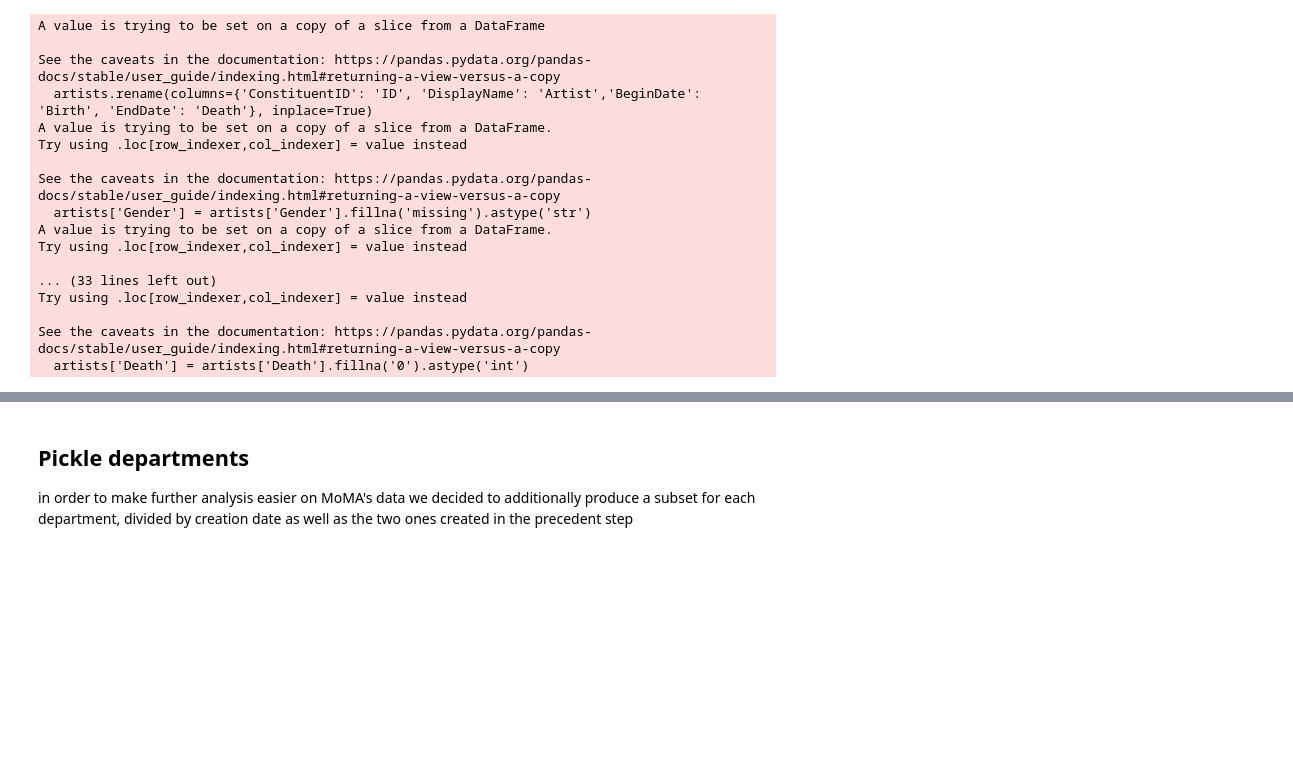
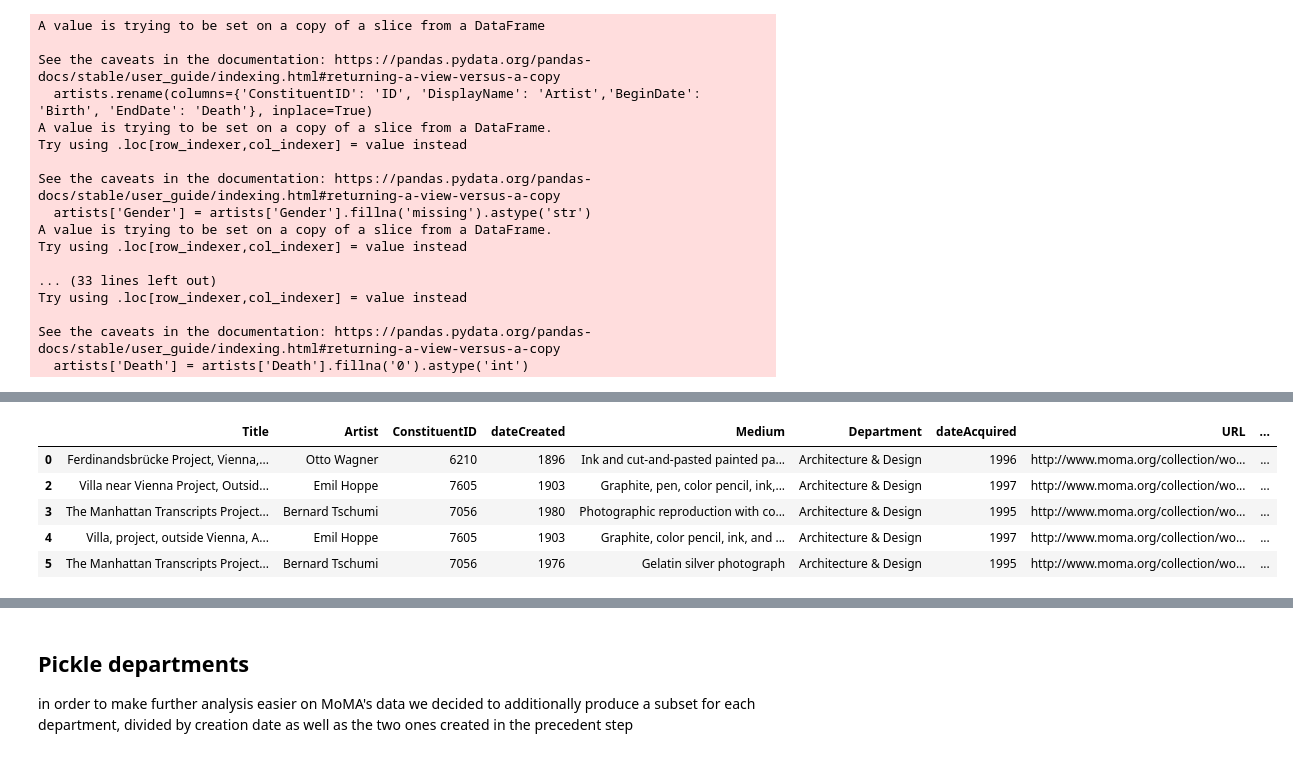
Before and after one commit to laurentfintoni/Net-Art-Rev, a Jupyter notebook: FINAL NOTEBOOKS/MOMA_DFs.ipynb, the cells around one changed output, grey strips where cells are left out. Cells and saved outputs as stored; diff of their text form; code cells hidden in the pictures; blank space fills up the shorter version.

```diff
--- a/FINAL NOTEBOOKS/MOMA_DFs.ipynb
+++ b/FINAL NOTEBOOKS/MOMA_DFs.ipynb
@@ -51,0 +22,9 @@ def get_gender_nat(df, artists):
+# %%
+def normalizeDate(year):
+    if  re.match('.*\d\d\d\d.*', str(year)):
+        newDate = re.findall(r'\d\d\d\d', year)
+        #modify the date in order to normalize it using the first year in the list
+        return int(newDate[0])
+
+    else:
+        return 0
@@ -185,0 +160,13 @@ OSError: Cannot save file into a non-existent directory: 'MoMA_data/pickle'
+# %%
+#CREATE THE NEW SUBSETS
+before80 = original_artworks[original_artworks.dateCreated < 1983]
+after80 = original_artworks[original_artworks.dateCreated >= 1983]
+# %%
+before80.head()
+# %% [output]
+|  | Title | Artist | ConstituentID | dateCreated | Medium | Department | dateAcquired | URL | ... |
+| 0 | Ferdinandsbrücke Project, Vienna,... | Otto Wagner | 6210 | 1896 | Ink and cut-and-pasted painted pa... | Architecture & Design | 1996 | http://www.moma.org/collection/wo... | ... |
+| 2 | Villa near Vienna Project, Outsid... | Emil Hoppe | 7605 | 1903 | Graphite, pen, color pencil, ink,... | Architecture & Design | 1997 | http://www.moma.org/collection/wo... | ... |
+| 3 | The Manhattan Transcripts Project... | Bernard Tschumi | 7056 | 1980 | Photographic reproduction with co... | Architecture & Design | 1995 | http://www.moma.org/collection/wo... | ... |
+| 4 | Villa, project, outside Vienna, A... | Emil Hoppe | 7605 | 1903 | Graphite, color pencil, ink, and ... | Architecture & Design | 1997 | http://www.moma.org/collection/wo... | ... |
+| 5 | The Manhattan Transcripts Project... | Bernard Tschumi | 7056 | 1976 | Gelatin silver photograph | Architecture & Design | 1995 | http://www.moma.org/collection/wo... | ... |
```
Also changed, not shown: parts of 10 cells of this notebook, 21 other files.
